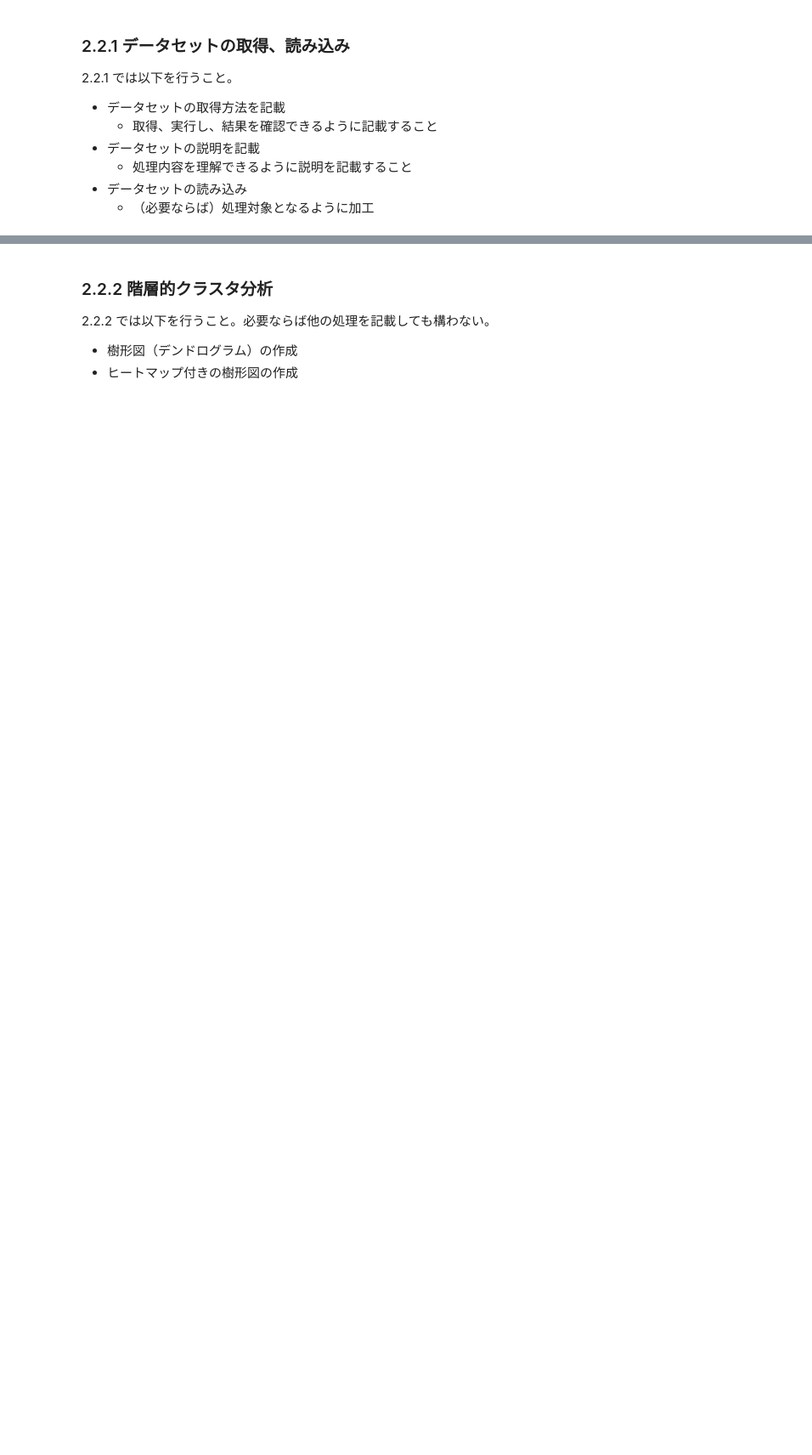
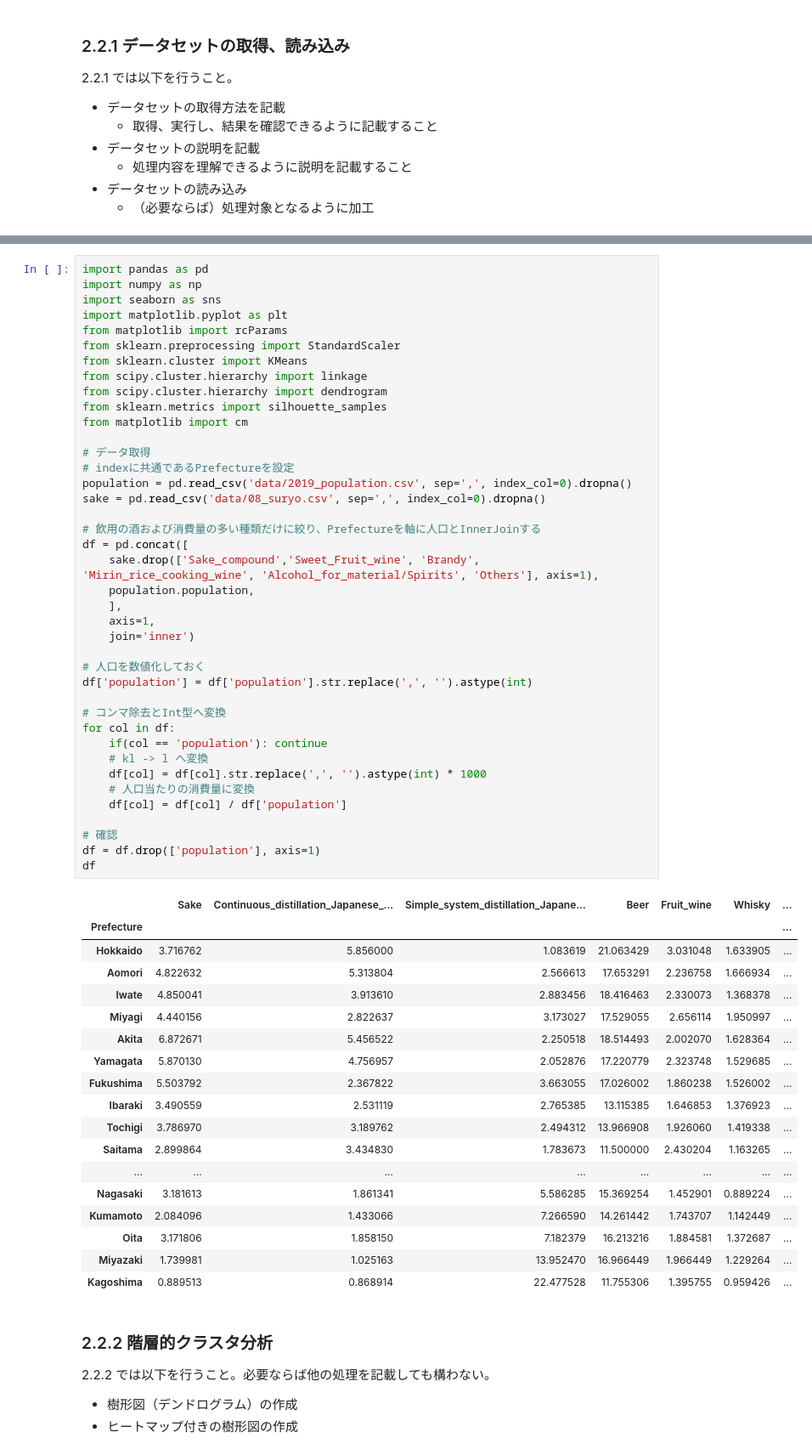
Before and after one commit to RyujiOdaJP/data_intelligence, a Jupyter notebook: report_2/report_2/r2_2_clustering.ipynb, the cells around one changed output, grey strips where cells are left out. Shown at 85% size. Saved outputs shown, nothing was run; the diff lists cells and outputs as text; blank space fills up the shorter version.

```diff
--- a/report_2/report_2/r2_2_clustering.ipynb
+++ b/report_2/report_2/r2_2_clustering.ipynb
@@ -28,3 +55,62 @@
+# %%
+import pandas as pd
+import numpy as np
+import seaborn as sns
+import matplotlib.pyplot as plt
+from matplotlib import rcParams
+from sklearn.preprocessing import StandardScaler
+from sklearn.cluster import KMeans
+from scipy.cluster.hierarchy import linkage
+from scipy.cluster.hierarchy import dendrogram
+from sklearn.metrics import silhouette_samples
+from matplotlib import cm
+
+# データ取得
+# indexに共通であるPrefectureを設定
+population = pd.read_csv('data/2019_population.csv', sep=',', index_col=0).dropna()
+sake = pd.read_csv('data/08_suryo.csv', sep=',', index_col=0).dropna()
+
+# 飲用の酒および消費量の多い種類だけに絞り、Prefectureを軸に人口とInnerJoinする
+df = pd.concat([
+    sake.drop(['Sake_compound','Sweet_Fruit_wine', 'Brandy', 'Mirin_rice_cooking_wine', 'Alcohol_for_material/Spirits', 'Others'], axis=1),
+    population.population,
+    ],
+    axis=1,
+    join='inner')
+
+# 人口を数値化しておく
+df['population'] = df['population'].str.replace(',', '').astype(int)
+
+# コンマ除去とInt型へ変換
+for col in df:
+    if(col == 'population'): continue
+    # kl -> l へ変換
+    df[col] = df[col].str.replace(',', '').astype(int) * 1000
+    # 人口当たりの消費量に変換
+    df[col] = df[col] / df['population']
+
+# 確認
+df = df.drop(['population'], axis=1)
+df
+# %% [output]
+|  | Sake | Continuous_distillation_Japanese_... | Simple_system_distillation_Japane... | Beer | Fruit_wine | Whisky | ... |
+| Prefecture |  |  |  |  |  |  | ... |
+| Hokkaido | 3.716762 | 5.856000 | 1.083619 | 21.063429 | 3.031048 | 1.633905 | ... |
+| Aomori | 4.822632 | 5.313804 | 2.566613 | 17.653291 | 2.236758 | 1.666934 | ... |
+| Iwate | 4.850041 | 3.913610 | 2.883456 | 18.416463 | 2.330073 | 1.368378 | ... |
+| Miyagi | 4.440156 | 2.822637 | 3.173027 | 17.529055 | 2.656114 | 1.950997 | ... |
+| Akita | 6.872671 | 5.456522 | 2.250518 | 18.514493 | 2.002070 | 1.628364 | ... |
+| Yamagata | 5.870130 | 4.756957 | 2.052876 | 17.220779 | 2.323748 | 1.529685 | ... |
+| Fukushima | 5.503792 | 2.367822 | 3.663055 | 17.026002 | 1.860238 | 1.526002 | ... |
+| Ibaraki | 3.490559 | 2.531119 | 2.765385 | 13.115385 | 1.646853 | 1.376923 | ... |
+| Tochigi | 3.786970 | 3.189762 | 2.494312 | 13.966908 | 1.926060 | 1.419338 | ... |
+| Saitama | 2.899864 | 3.434830 | 1.783673 | 11.500000 | 2.430204 | 1.163265 | ... |
+| ... | ... | ... | ... | ... | ... | ... | ... |
+| Nagasaki | 3.181613 | 1.861341 | 5.586285 | 15.369254 | 1.452901 | 0.889224 | ... |
+| Kumamoto | 2.084096 | 1.433066 | 7.266590 | 14.261442 | 1.743707 | 1.142449 | ... |
+| Oita | 3.171806 | 1.858150 | 7.182379 | 16.213216 | 1.884581 | 1.372687 | ... |
+| Miyazaki | 1.739981 | 1.025163 | 13.952470 | 16.966449 | 1.966449 | 1.229264 | ... |
+| Kagoshima | 0.889513 | 0.868914 | 22.477528 | 11.755306 | 1.395755 | 0.959426 | ... |
 # %% [markdown]
 ### 2.2.2 階層的クラスタ分析
 
```
Also changed, not shown: parts of 6 cells of this notebook, 6 other files.
